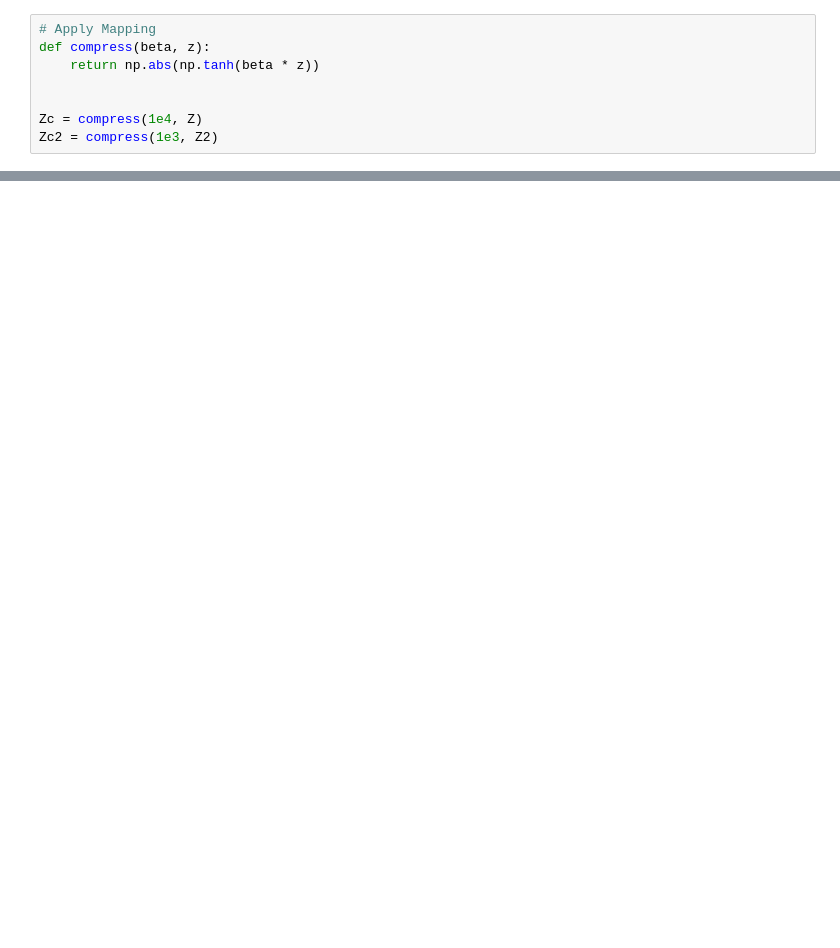
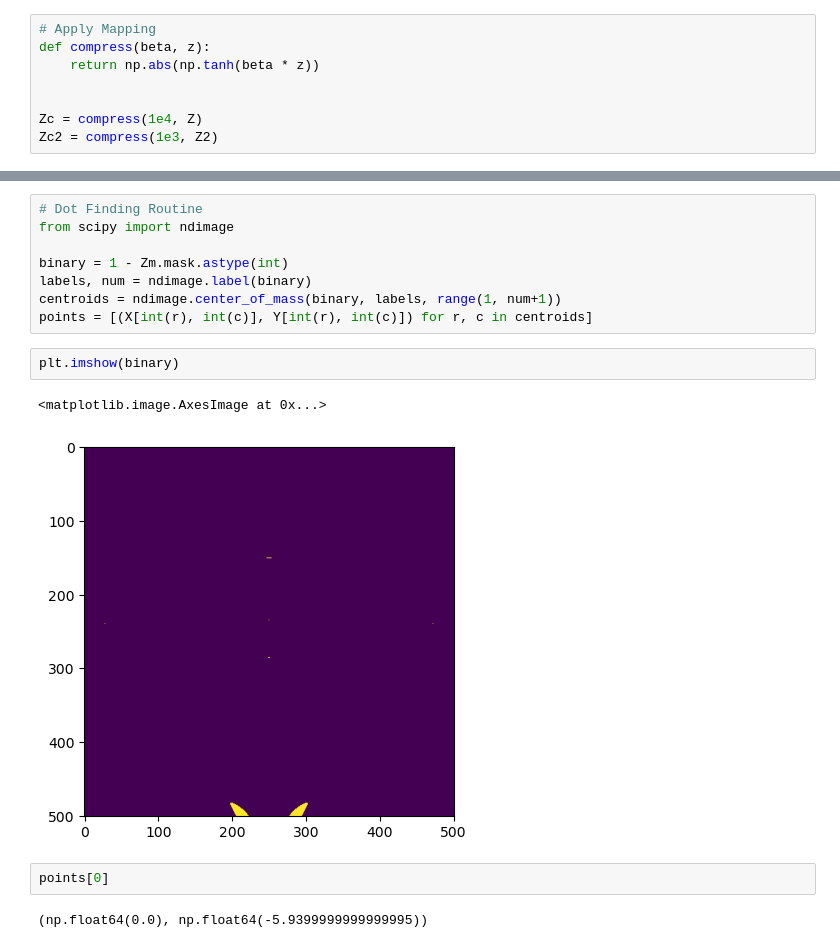
Before and after one commit to HollenLab/QPI-Scattering, a Jupyter notebook: CAnalytics/conditions.ipynb, the cells around one changed output, grey strips where cells are left out. Drawn from its saved outputs; the diff is of its cells as text; blank space fills up the shorter version.

Commit message:
Finding locations of forks with ndimage and started to evaluate phase

```diff
--- a/CAnalytics/conditions.ipynb
+++ b/CAnalytics/conditions.ipynb
@@ -39,0 +71,17 @@ ax1.set_aspect("equal")
+# %%
+# Dot Finding Routine
+from scipy import ndimage
+
+binary = 1 - Zm.mask.astype(int)
+labels, num = ndimage.label(binary)
+centroids = ndimage.center_of_mass(binary, labels, range(1, num+1))
+points = [(X[int(r), int(c)], Y[int(r), int(c)]) for r, c in centroids]
+# %%
+plt.imshow(binary)
+# %% [output]
+<matplotlib.image.AxesImage at 0x...>
+[figure, added]
+# %%
+points[0]
+# %% [output]
+(np.float64(0.0), np.float64(-5.9399999999999995))
```
Also changed, not shown: parts of 12 cells of this notebook, 5 other files.
